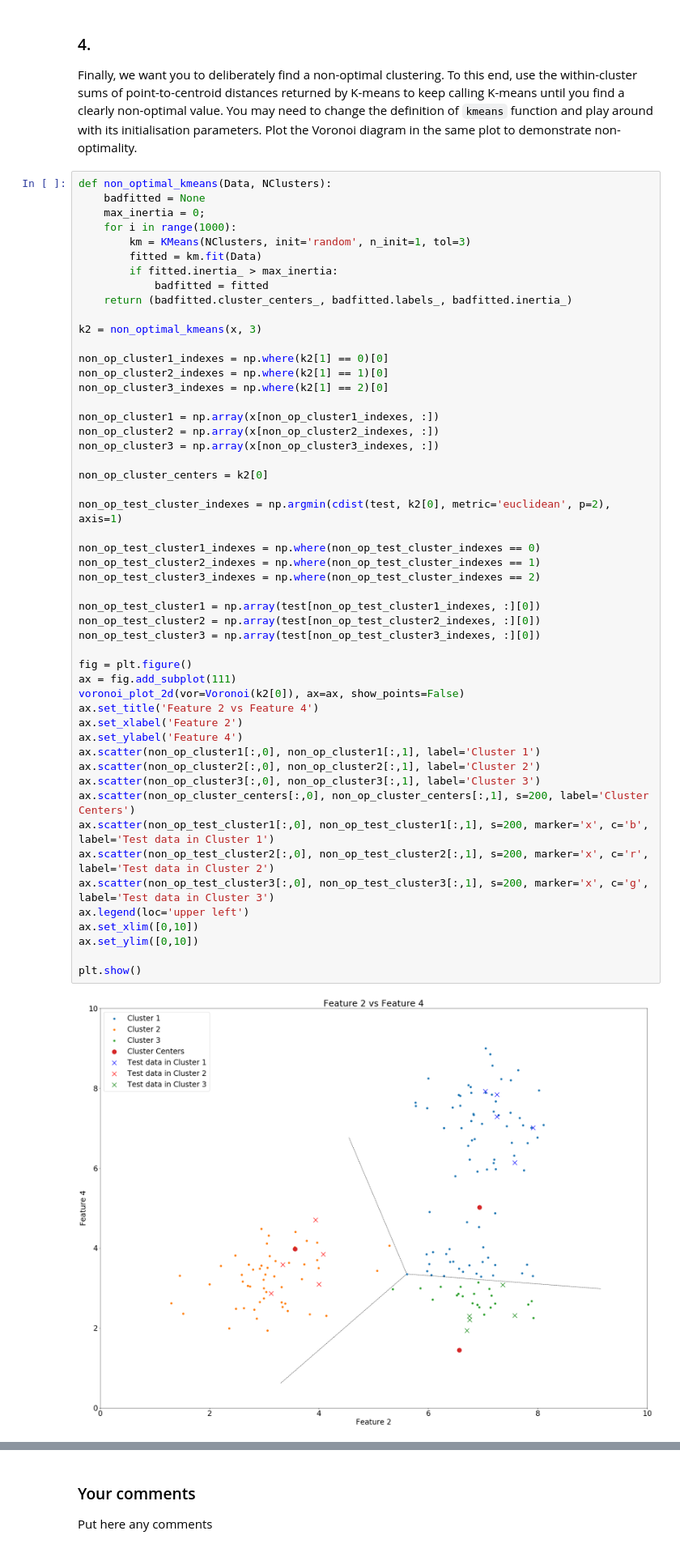
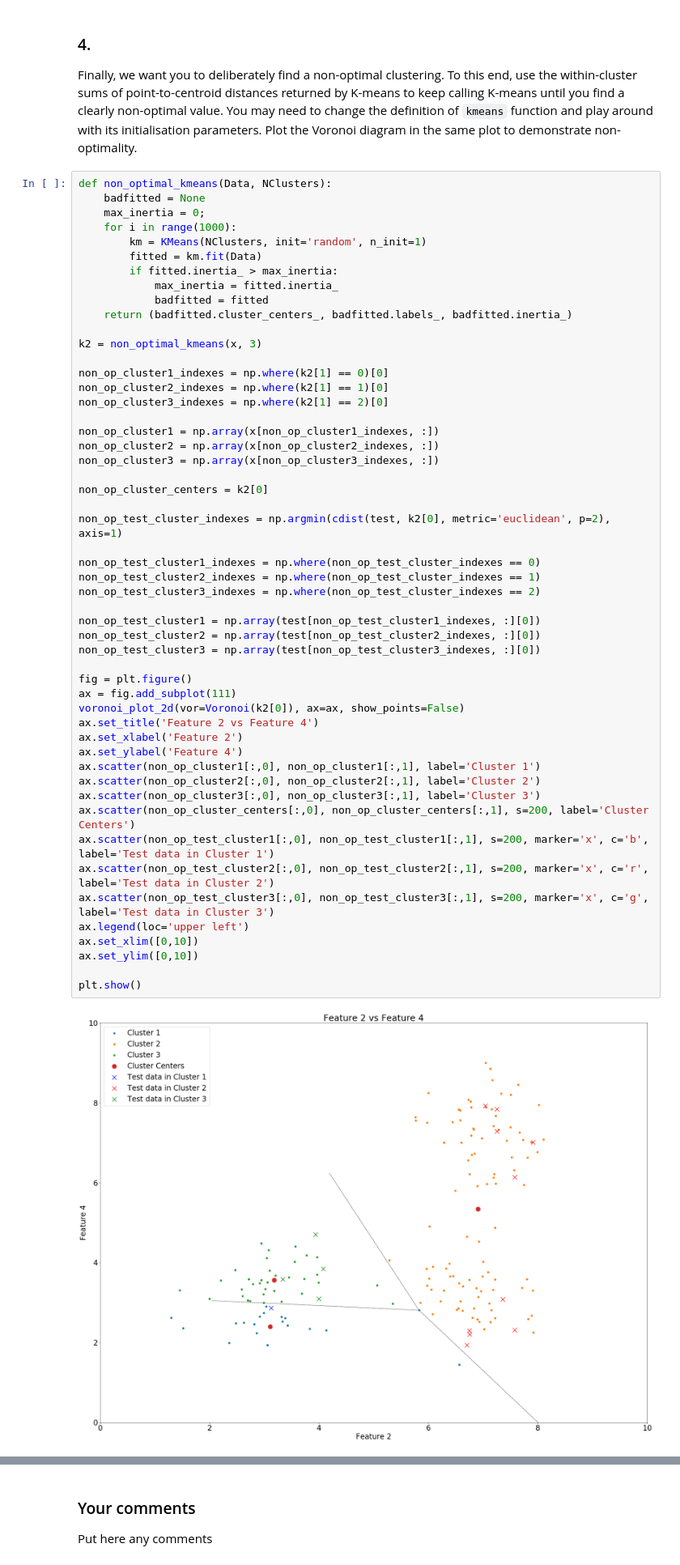
Before and after one commit to ainsleyrutterford/Clustering-and-Classifying-Data, a Jupyter notebook: cw1.ipynb, the cells around one changed output, grey strips where cells are left out. Shown at 81% size. Cells and saved outputs as stored; diff of their text form.

Commit message:
finished non optimal kmeans

```diff
--- a/cw1.ipynb
+++ b/cw1.ipynb
@@ -163,9 +163,10 @@ def non_optimal_kmeans(Data, NClusters):
     badfitted = None
     max_inertia = 0;
     for i in range(1000):
-        km = KMeans(NClusters, init='random', n_init=1, tol=3)
+        km = KMeans(NClusters, init='random', n_init=1)
         fitted = km.fit(Data)
         if fitted.inertia_ > max_inertia:
+            max_inertia = fitted.inertia_
             badfitted = fitted
     return (badfitted.cluster_centers_, badfitted.labels_, badfitted.inertia_)
 
@@ -183,31 +184,31 @@ non_op_cluster_centers = k2[0]
 
 non_op_test_cluster_indexes = np.argmin(cdist(test, k2[0], metric='euclidean', p=2), axis=1)
 
 non_op_test_cluster1_indexes = np.where(non_op_test_cluster_indexes == 0)
 non_op_test_cluster2_indexes = np.where(non_op_test_cluster_indexes == 1)
 non_op_test_cluster3_indexes = np.where(non_op_test_cluster_indexes == 2)
 
 non_op_test_cluster1 = np.array(test[non_op_test_cluster1_indexes, :][0])
 non_op_test_cluster2 = np.array(test[non_op_test_cluster2_indexes, :][0])
 non_op_test_cluster3 = np.array(test[non_op_test_cluster3_indexes, :][0])
 
 fig = plt.figure()
 ax = fig.add_subplot(111)
 voronoi_plot_2d(vor=Voronoi(k2[0]), ax=ax, show_points=False)
 ax.set_title('Feature 2 vs Feature 4')
 ax.set_xlabel('Feature 2')
 ax.set_ylabel('Feature 4')
 ax.scatter(non_op_cluster1[:,0], non_op_cluster1[:,1], label='Cluster 1')
 ax.scatter(non_op_cluster2[:,0], non_op_cluster2[:,1], label='Cluster 2')
 ax.scatter(non_op_cluster3[:,0], non_op_cluster3[:,1], label='Cluster 3')
 ax.scatter(non_op_cluster_centers[:,0], non_op_cluster_centers[:,1], s=200, label='Cluster Centers')
 ax.scatter(non_op_test_cluster1[:,0], non_op_test_cluster1[:,1], s=200, marker='x', c='b', label='Test data in Cluster 1')
 ax.scatter(non_op_test_cluster2[:,0], non_op_test_cluster2[:,1], s=200, marker='x', c='r', label='Test data in Cluster 2')
 ax.scatter(non_op_test_cluster3[:,0], non_op_test_cluster3[:,1], s=200, marker='x', c='g', label='Test data in Cluster 3')
 ax.legend(loc='upper left')
 ax.set_xlim([0,10])
 ax.set_ylim([0,10])
 
 plt.show()
 # %% [output]
-[figure, old version]
+[figure, new version]
```
Also changed, not shown: parts of 2 cells of this notebook.
